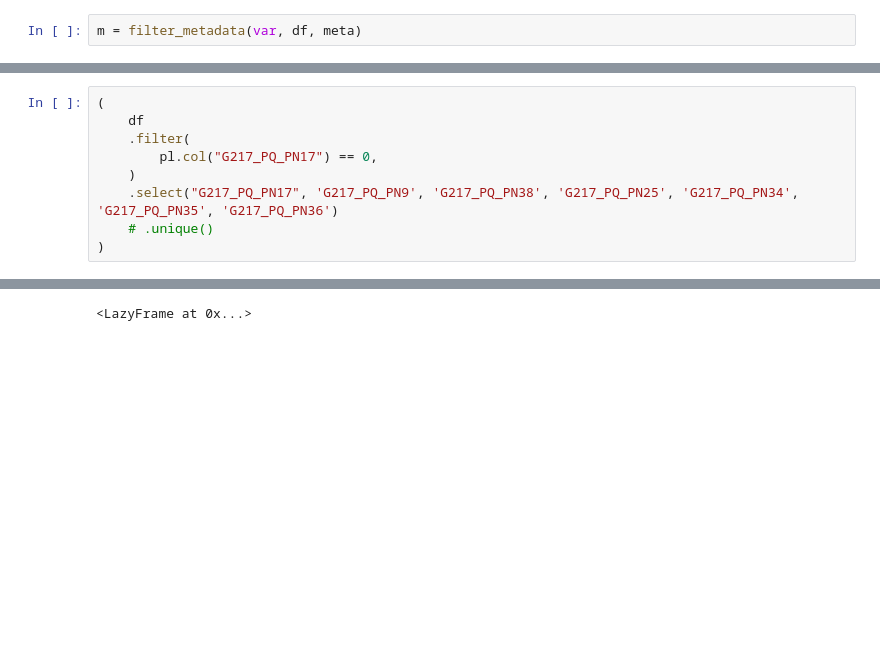
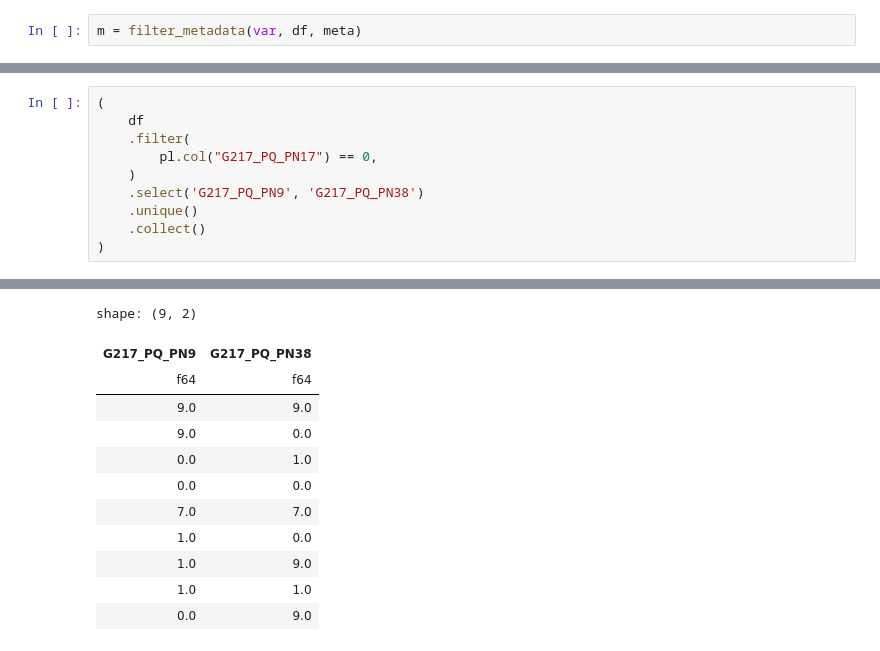
Before and after one commit to matt-humphrey/rs-pain, a Jupyter notebook: nbs/01_data_exploration.ipynb, the cells around one changed output, grey strips where cells are left out. Saved outputs shown, nothing was run; the diff lists cells and outputs as text; blank space fills up the shorter version.

```diff
--- a/nbs/01_data_exploration.ipynb
+++ b/nbs/01_data_exploration.ipynb
@@ -1078,12 +965,24 @@ array([0., 9.])
 # %%
 (
     df
     .filter(
         pl.col("G217_PQ_PN17") == 0,
     )
-    .select("G217_PQ_PN17", 'G217_PQ_PN9', 'G217_PQ_PN38', 'G217_PQ_PN25', 'G217_PQ_PN34', 'G217_PQ_PN35', 'G217_PQ_PN36')
-    # .unique()
+    .select('G217_PQ_PN9', 'G217_PQ_PN38')
+    .unique()
+    .collect()
 )
 # %% [output]
 [interactive output not drawn]
-<LazyFrame at 0x...>
+shape: (9, 2)
+| G217_PQ_PN9 | G217_PQ_PN38 |
+| f64 | f64 |
+| 9.0 | 9.0 |
+| 9.0 | 0.0 |
+| 0.0 | 1.0 |
+| 0.0 | 0.0 |
+| 7.0 | 7.0 |
+| 1.0 | 0.0 |
+| 1.0 | 9.0 |
+| 1.0 | 1.0 |
+| 0.0 | 9.0 |
```
Also changed, not shown: parts of 53 cells of this notebook.
